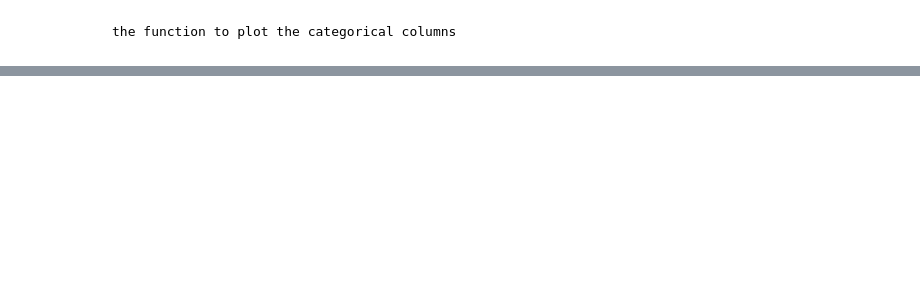
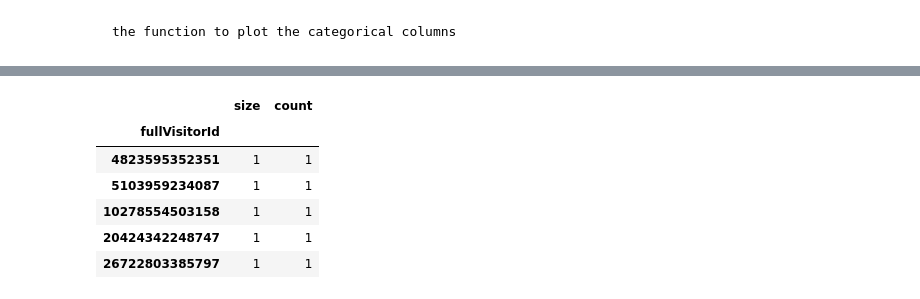
Before and after one commit to nguyenkhacbaoanh/ml-discover, a Jupyter notebook: GStore-Customer-Revenue/Data-Exploration.ipynb, the cells around one changed output, grey strips where cells are left out. Drawn from its saved outputs; the diff is of its cells as text; code cells hidden in the pictures; blank space fills up the shorter version.

```diff
--- a/GStore-Customer-Revenue/Data-Exploration.ipynb
+++ b/GStore-Customer-Revenue/Data-Exploration.ipynb
@@ -259,0 +357,3 @@ X_train, X_val, y_train, y_val = train_test_split(train.iloc[:9000,:],target[:90
+# %%
+import datetime
+train['date'] = train['date'].apply(lambda x: datetime.date(int(str(x)[:4]), int(str(x)[4:6]), int(str(x)[6:])))
@@ -259,0 +385,11 @@ X_train, X_val, y_train, y_val = train_test_split(train.iloc[:9000,:],target[:90
+# %%
+num_visit_per_id = train.groupby("fullVisitorId")["visitNumber"].agg(['size', 'count'])
+num_visit_per_id.head()
+# %% [output]
+|  | size | count |
+| fullVisitorId |  |  |
+| 4823595352351 | 1 | 1 |
+| 5103959234087 | 1 | 1 |
+| 10278554503158 | 1 | 1 |
+| 20424342248747 | 1 | 1 |
+| 26722803385797 | 1 | 1 |
```
Also changed, not shown: parts of 35 cells of this notebook.
